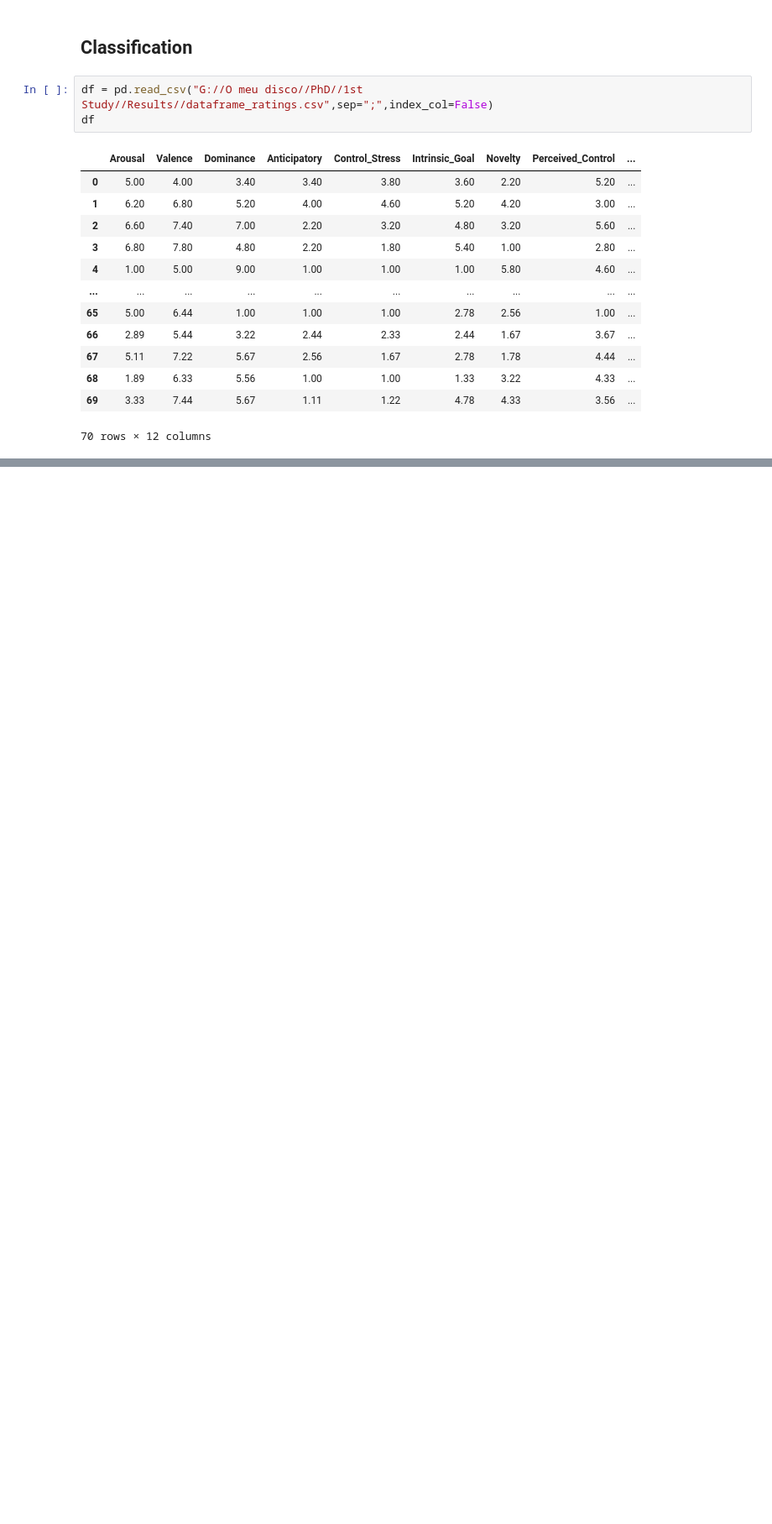
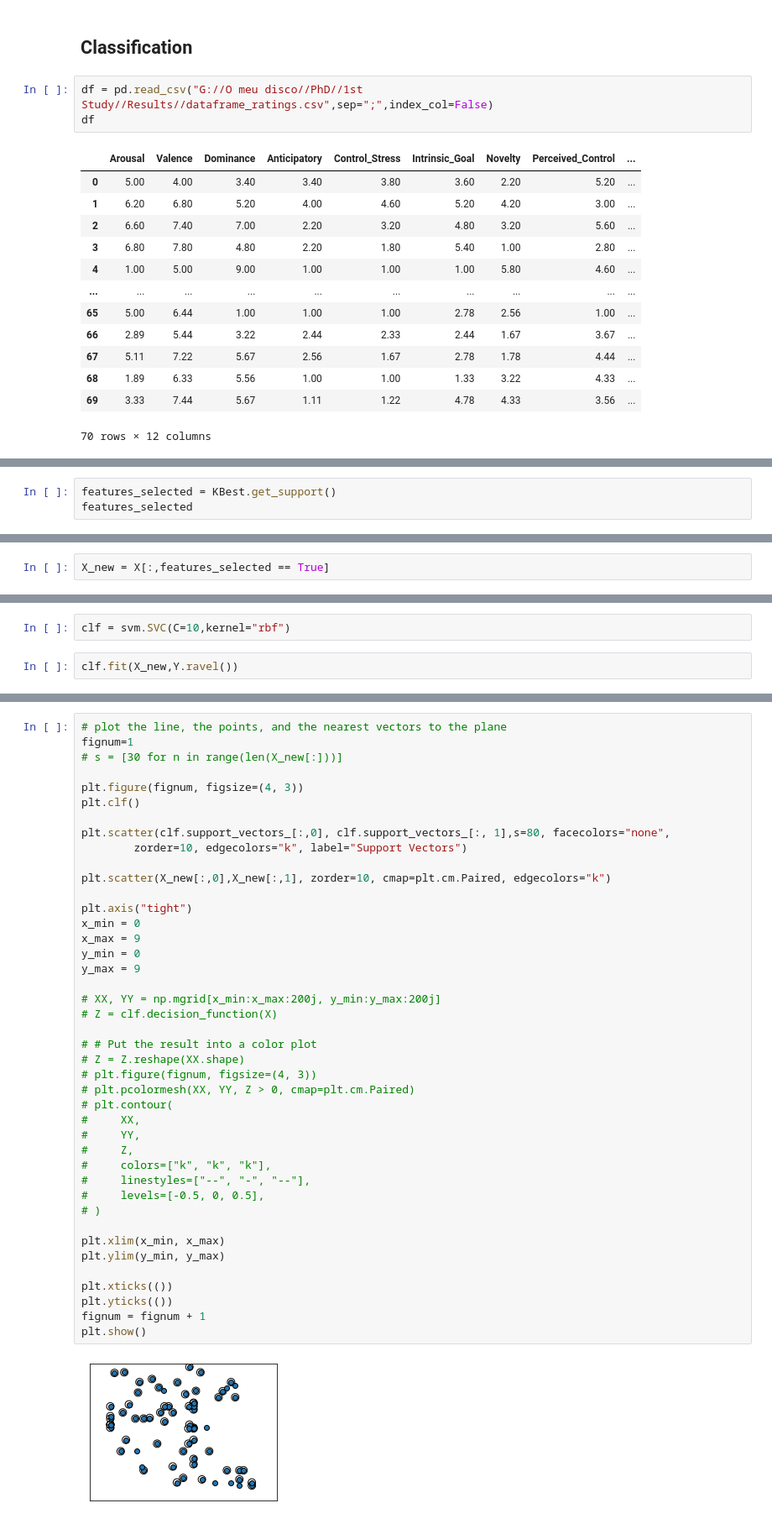
Before and after one commit to rodrigolima6/Physiological_Data, a Jupyter notebook: PsychoPy_Data.ipynb, the cells around one changed output, grey strips where cells are left out. Shown at 84% size. Drawn from its saved outputs; the diff is of its cells as text; blank space fills up the shorter version.

```diff
--- a/PsychoPy_Data.ipynb
+++ b/PsychoPy_Data.ipynb
@@ -136,0 +156,3 @@ df
+# %%
+features_selected = KBest.get_support()
+features_selected
@@ -136,0 +176,2 @@ df
+# %%
+X_new = X[:,features_selected == True]
@@ -136,0 +228,4 @@ df
+# %%
+clf = svm.SVC(C=10,kernel="rbf")
+# %%
+clf.fit(X_new,Y.ravel())
@@ -136,0 +275,44 @@ df
+# %%
+# plot the line, the points, and the nearest vectors to the plane
+fignum=1
+# s = [30 for n in range(len(X_new[:]))]
+
+plt.figure(fignum, figsize=(4, 3))
+plt.clf()
+
+plt.scatter(clf.support_vectors_[:,0], clf.support_vectors_[:, 1],s=80, facecolors="none",
+        zorder=10, edgecolors="k", label="Support Vectors")
+
+plt.scatter(X_new[:,0],X_new[:,1], zorder=10, cmap=plt.cm.Paired, edgecolors="k")
+
+plt.axis("tight")
+x_min = 0
+x_max = 9
+y_min = 0
+y_max = 9
+
+# XX, YY = np.mgrid[x_min:x_max:200j, y_min:y_max:200j]
+# Z = clf.decision_function(X)
+
+# # Put the result into a color plot
+# Z = Z.reshape(XX.shape)
+# plt.figure(fignum, figsize=(4, 3))
+# plt.pcolormesh(XX, YY, Z > 0, cmap=plt.cm.Paired)
+# plt.contour(
+#     XX,
+#     YY,
+#     Z,
+#     colors=["k", "k", "k"],
+#     linestyles=["--", "-", "--"],
+#     levels=[-0.5, 0, 0.5],
+# )
+
+plt.xlim(x_min, x_max)
+plt.ylim(y_min, y_max)
+
+plt.xticks(())
+plt.yticks(())
+fignum = fignum + 1
+plt.show()
+# %% [output]
+[figure, added]
```
Also changed, not shown: parts of 32 cells of this notebook.
